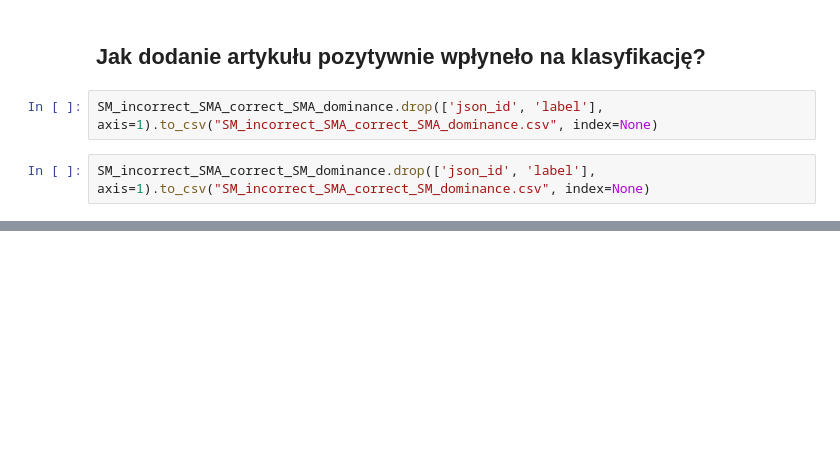
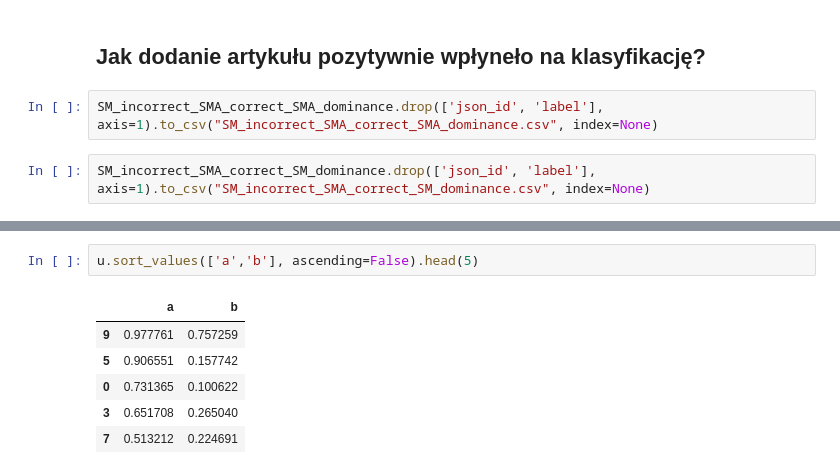
Before and after one commit to jegor377/thesis_classifier, a Jupyter notebook: SM vs SMA comparison.ipynb, the cells around one changed output, grey strips where cells are left out. Drawn from its saved outputs; the diff is of its cells as text; blank space fills up the shorter version.

```diff
--- a/SM vs SMA comparison.ipynb
+++ b/SM vs SMA comparison.ipynb
@@ -106,0 +158,9 @@ SM_incorrect_SMA_correct_SM_dominance.drop(['json_id', 'label'], axis=1).to_csv(
+# %%
+u.sort_values(['a','b'], ascending=False).head(5)
+# %% [output]
+|  | a | b |
+| 9 | 0.977761 | 0.757259 |
+| 5 | 0.906551 | 0.157742 |
+| 0 | 0.731365 | 0.100622 |
+| 3 | 0.651708 | 0.265040 |
+| 7 | 0.513212 | 0.224691 |
```
Also changed, not shown: parts of 24 cells of this notebook, 7 other files.
